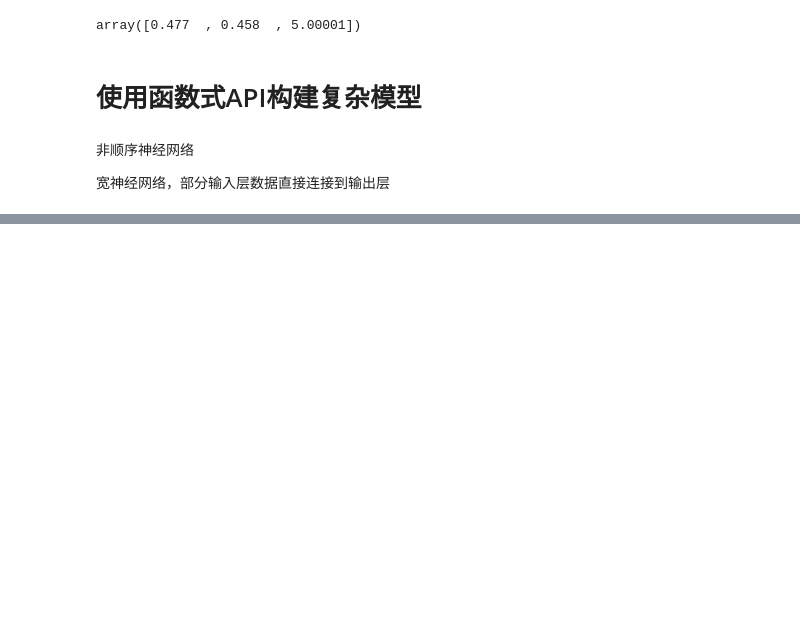
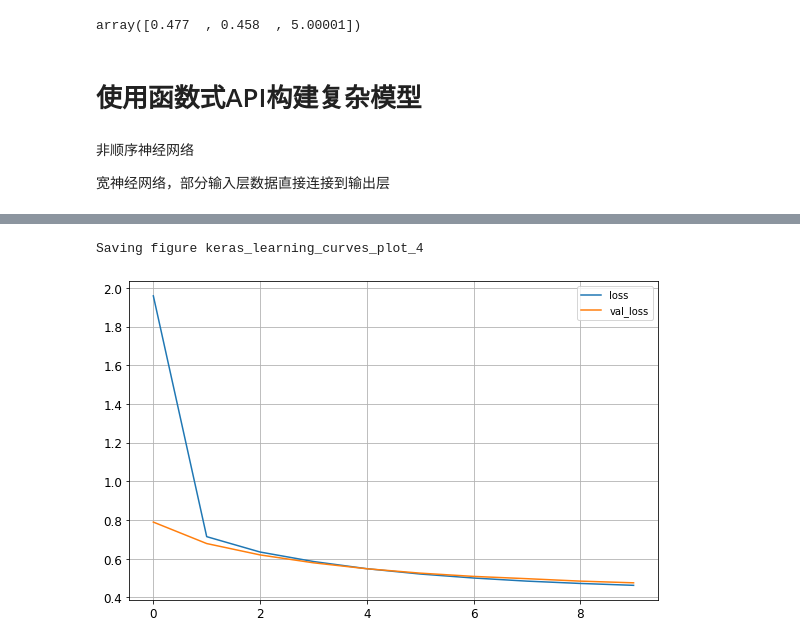
Before and after one commit to mango766/ml_learning, a Jupyter notebook: 08keras_network.ipynb, the cells around one changed output, grey strips where cells are left out. Drawn from its saved outputs; the diff is of its cells as text; code cells hidden in the pictures; blank space fills up the shorter version.

```diff
--- a/08keras_network.ipynb
+++ b/08keras_network.ipynb
@@ -391,0 +589,6 @@ hidden1 =
+# %%
+model = keras.models.Sequential([
+    keras.layers.Dense(30, activation="relu", input_shape=[8]),
+    keras.layers.Dense(30, activation="relu"),
+    keras.layers.Dense(1)
+])
@@ -391,0 +613,4 @@ hidden1 =
+# %%
+model.compile(loss="mse", optimizer=keras.optimizers.SGD(learning_rate=1e-3))
+history = model.fit(X_train, y_train, epochs=10, validation_data=(X_valid, y_valid))
+mse_test = model.evaluate(X_test, y_test)
@@ -391,0 +635,9 @@ hidden1 =
+# %%
+import pandas as pd
+pd.DataFrame(history.history).plot(figsize=(8,5))
+plt.grid(True)
+save_fig("keras_learning_curves_plot_4")
+plt.show()
+# %% [output]
+Saving figure keras_learning_curves_plot_4
+[figure, added]
```
Also changed, not shown: parts of 36 cells of this notebook.
